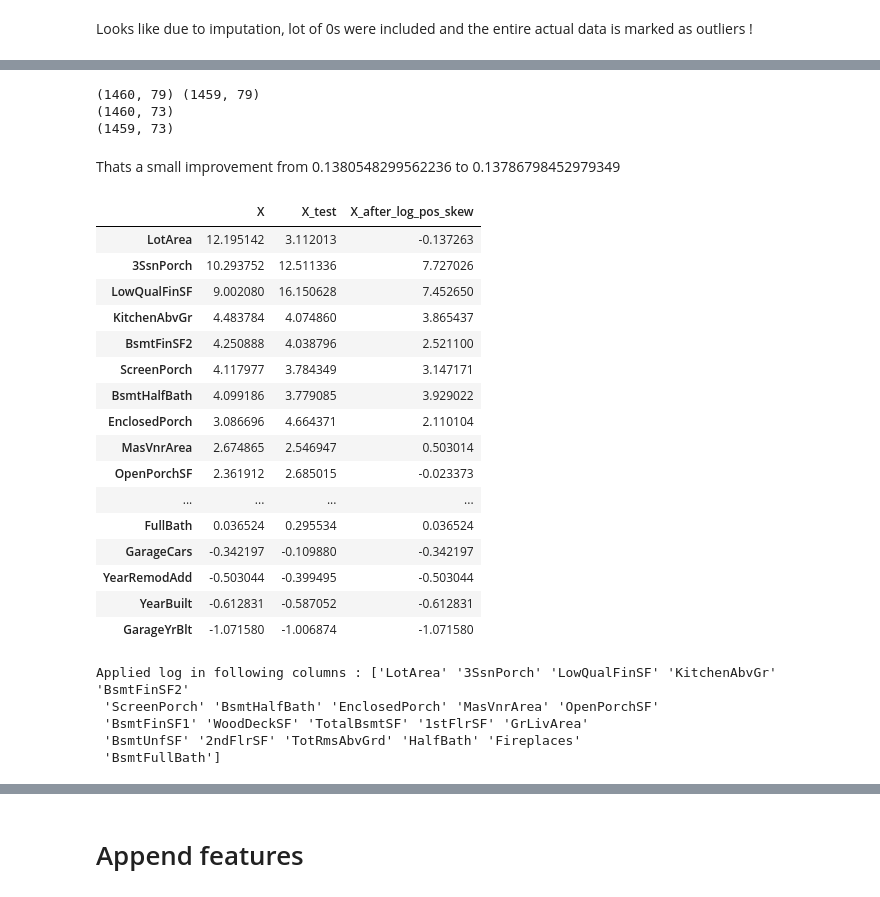
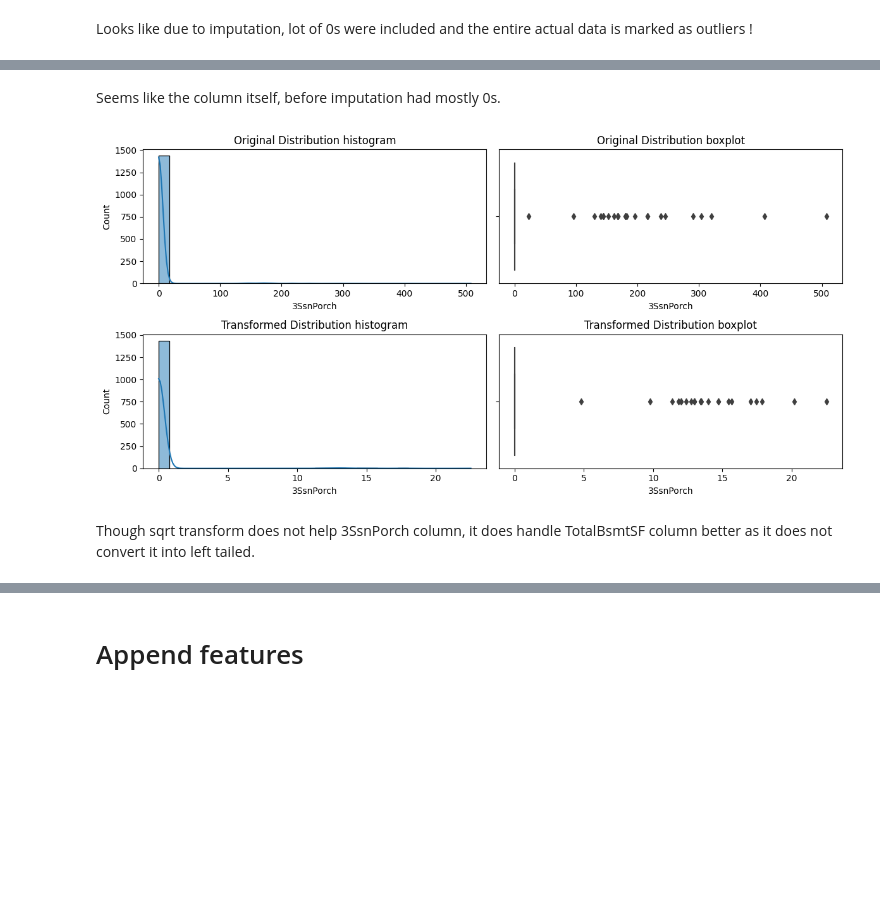
Before and after one commit to abhivij/housing_price_prediction, a Jupyter notebook: housing-price-prediction-part-2-exploratory.ipynb, the cells around one changed output, grey strips where cells are left out. Cells and saved outputs as stored; diff of their text form; code cells hidden in the pictures; blank space fills up the shorter version.

```diff
--- a/housing-price-prediction-part-2-exploratory.ipynb
+++ b/housing-price-prediction-part-2-exploratory.ipynb
@@ -1368,45 +1369,0 @@ dict_keys(['OverallQual', 'OverallCond', 'ExterQual', 'ExterCond', 'BsmtQual', '
-# %%
-X, y, X_test = load_and_preprocess_data()
-features_to_drop = ['PoolQC', 'MiscVal', 'MoSold', 'PoolArea', 'MiscFeature', 'Utilities']
-X.drop(columns = features_to_drop, inplace = True)
-X_test.drop(columns = features_to_drop, inplace = True)
-print(X.shape)
-print(X_test.shape)
-
-ordinal_categorical_cols = remove_columns_from_list(ordered_levels.keys(), features_to_drop)
-features_nom = remove_columns_from_list(features_nom, features_to_drop)
-
-# score_dataset(X, y)
-# # 0.13786798452979349
-# %% [output]
-(1460, 79) (1459, 79)
-(1460, 73)
-(1459, 73)
-# %% [markdown]
-Thats a small improvement from 0.1380548299562236 to 0.13786798452979349
-# %%
-skew_df = pd.DataFrame(X.select_dtypes("number").apply(lambda col: skew(col)), columns = ["X"]).sort_values("X", ascending=False)
-skew_df["X_test"] = X_test.select_dtypes("number").apply(lambda col: skew(col))
-pos_skew = skew_df[skew_df.X > 0.5].index.values
-X_copy = X.copy()
-X_copy[pos_skew] = np.log1p(X_copy[pos_skew])
-skew_df["X_after_log_pos_skew"] = X_copy.select_dtypes("number").apply(lambda col: skew(col))
-skew_df
-# %% [output]
-|  | X | X_test | X_after_log_pos_skew |
-| LotArea | 12.195142 | 3.112013 | -0.137263 |
-| 3SsnPorch | 10.293752 | 12.511336 | 7.727026 |
-| LowQualFinSF | 9.002080 | 16.150628 | 7.452650 |
-| KitchenAbvGr | 4.483784 | 4.074860 | 3.865437 |
-| BsmtFinSF2 | 4.250888 | 4.038796 | 2.521100 |
-| ScreenPorch | 4.117977 | 3.784349 | 3.147171 |
-| BsmtHalfBath | 4.099186 | 3.779085 | 3.929022 |
-| EnclosedPorch | 3.086696 | 4.664371 | 2.110104 |
-| MasVnrArea | 2.674865 | 2.546947 | 0.503014 |
-| OpenPorchSF | 2.361912 | 2.685015 | -0.023373 |
-| ... | ... | ... | ... |
-| FullBath | 0.036524 | 0.295534 | 0.036524 |
-| GarageCars | -0.342197 | -0.109880 | -0.342197 |
-| YearRemodAdd | -0.503044 | -0.399495 | -0.503044 |
-| YearBuilt | -0.612831 | -0.587052 | -0.612831 |
-| GarageYrBlt | -1.071580 | -1.006874 | -1.071580 |
@@ -1420,8 +1370,8 @@ def remove_skew(df):
-# %%
-remove_skew(X)
-# %% [output]
-Applied log in following columns : ['LotArea' '3SsnPorch' 'LowQualFinSF' 'KitchenAbvGr' 'BsmtFinSF2'
- 'ScreenPorch' 'BsmtHalfBath' 'EnclosedPorch' 'MasVnrArea' 'OpenPorchSF'
- 'BsmtFinSF1' 'WoodDeckSF' 'TotalBsmtSF' '1stFlrSF' 'GrLivArea'
- 'BsmtUnfSF' '2ndFlrSF' 'TotRmsAbvGrd' 'HalfBath' 'Fireplaces'
- 'BsmtFullBath']
+# %% [markdown]
+Seems like the column itself, before imputation had mostly 0s.
+# %%
+compare_distribution_skew(X, "3SsnPorch", np.sqrt)
+# %% [output]
+[figure, added]
+# %% [markdown]
+Though sqrt transform does not help 3SsnPorch column, it does handle TotalBsmtSF column better as it does not convert it into left tailed.
```
Also changed, not shown: parts of 60 cells of this notebook.
